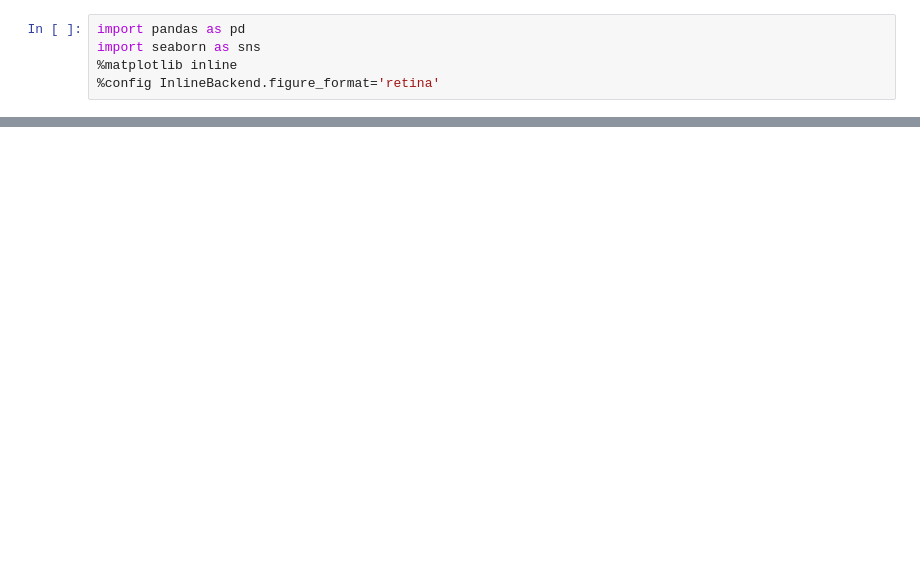
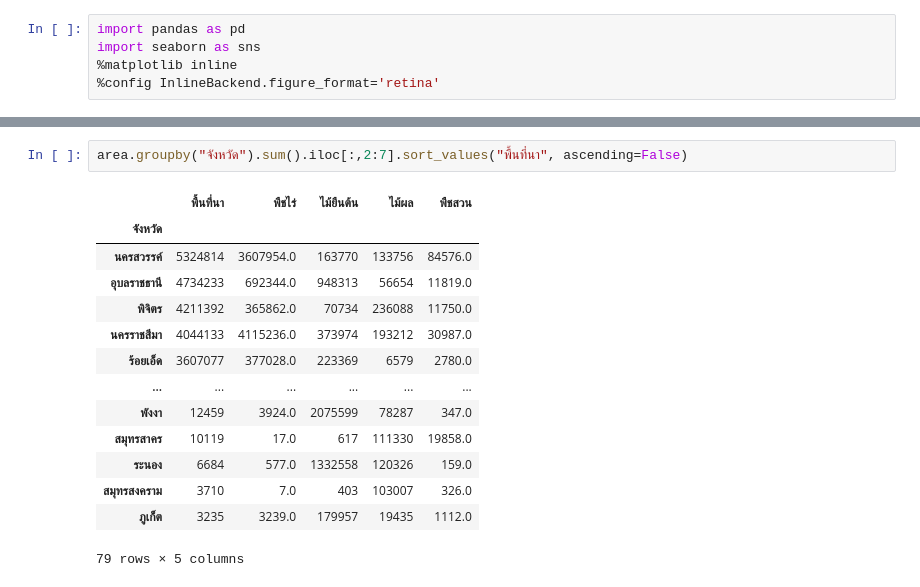
Before and after one commit to Zylink2/Machine_Learning_Project_2, a Jupyter notebook: Test_Com.ipynb, the cells around one changed output, grey strips where cells are left out. Cells and saved outputs as stored; diff of their text form; blank space fills up the shorter version.

```diff
--- a/Test_Com.ipynb
+++ b/Test_Com.ipynb
@@ -15,0 +29,17 @@ df.head()
+# %%
+area.groupby("จังหวัด").sum().iloc[:,2:7].sort_values("พื้นที่นา", ascending=False)
+# %% [output]
+|  | พื้นที่นา | พืชไร่ | ไม้ยืนต้น | ไม้ผล | พืชสวน |
+| จังหวัด |  |  |  |  |  |
+| นครสวรรค์ | 5324814 | 3607954.0 | 163770 | 133756 | 84576.0 |
+| อุบลราชธานี | 4734233 | 692344.0 | 948313 | 56654 | 11819.0 |
+| พิจิตร | 4211392 | 365862.0 | 70734 | 236088 | 11750.0 |
+| นครราชสีมา | 4044133 | 4115236.0 | 373974 | 193212 | 30987.0 |
+| ร้อยเอ็ด | 3607077 | 377028.0 | 223369 | 6579 | 2780.0 |
+| ... | ... | ... | ... | ... | ... |
+| พังงา | 12459 | 3924.0 | 2075599 | 78287 | 347.0 |
+| สมุทรสาคร | 10119 | 17.0 | 617 | 111330 | 19858.0 |
+| ระนอง | 6684 | 577.0 | 1332558 | 120326 | 159.0 |
+| สมุทรสงคราม | 3710 | 7.0 | 403 | 103007 | 326.0 |
+| ภูเก็ต | 3235 | 3239.0 | 179957 | 19435 | 1112.0 |
+79 rows × 5 columns
```
Also changed, not shown: parts of 4 cells of this notebook.
